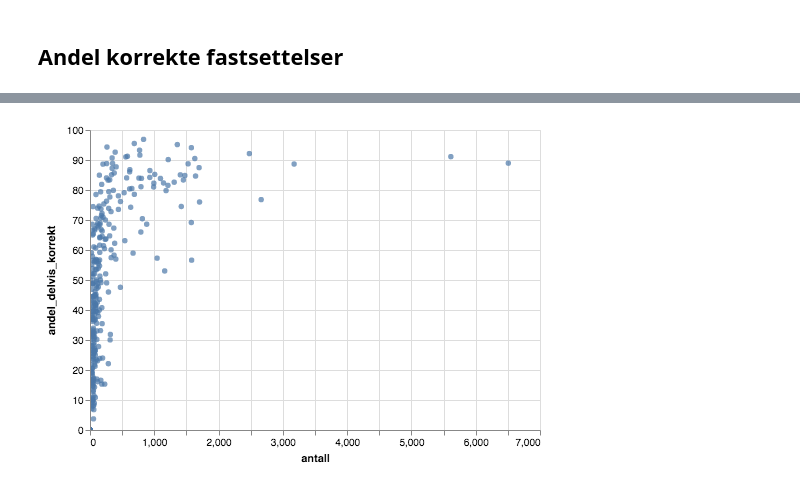
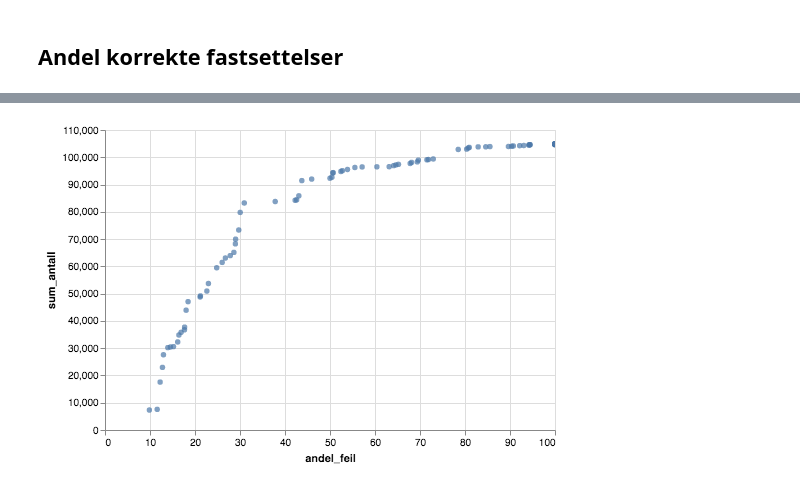
Before and after one commit to offentlig-ai/nace-predictor, a Jupyter notebook: notebooks/næringskoder.ipynb, the cells around one changed output, grey strips where cells are left out. Saved outputs shown, nothing was run; the diff lists cells and outputs as text; code cells hidden in the pictures.

```diff
--- a/notebooks/næringskoder.ipynb
+++ b/notebooks/næringskoder.ipynb
@@ -350,0 +423,9 @@ pv.vgplot.scatter(x='antall', y='andel_korrekt')
+# %%
+pvh = pv_t[['nace_hoved','antall','korrekt','delvis_korrekt','feil']].groupby(['nace_hoved']).sum().reset_index()
+pvh = pvh[pvh['antall']>0]
+pvh['andel_feil'] = 100*pvh['feil']/pvh['antall']
+# %%
+pvh = pd.merge(pvh, nace_2007[['code','name']], how="left", left_on='nace_hoved', right_on='code')
+pvh.rename(columns={'name':'nace_hoved_beskrivelse'}, inplace=True)
+# %%
+pvh.sort_values(by='andel_feil', ascending = True, inplace=True)
@@ -351,6 +472,8 @@ pv.vgplot.scatter(x='antall', y='andel_korrekt')
+# %%
+pvh['sum_antall'] = pvh['antall'].cumsum()
 # %%
-pv.vgplot.scatter(x='antall', y='andel_delvis_korrekt')
+pvh.vgplot.scatter(x='andel_feil', y='sum_antall')
 # %% [output]
 [interactive output not drawn]
-[figure, old version]
+[figure, new version]
 # %%
```
Also changed, not shown: parts of 41 cells of this notebook, 1 other file.
